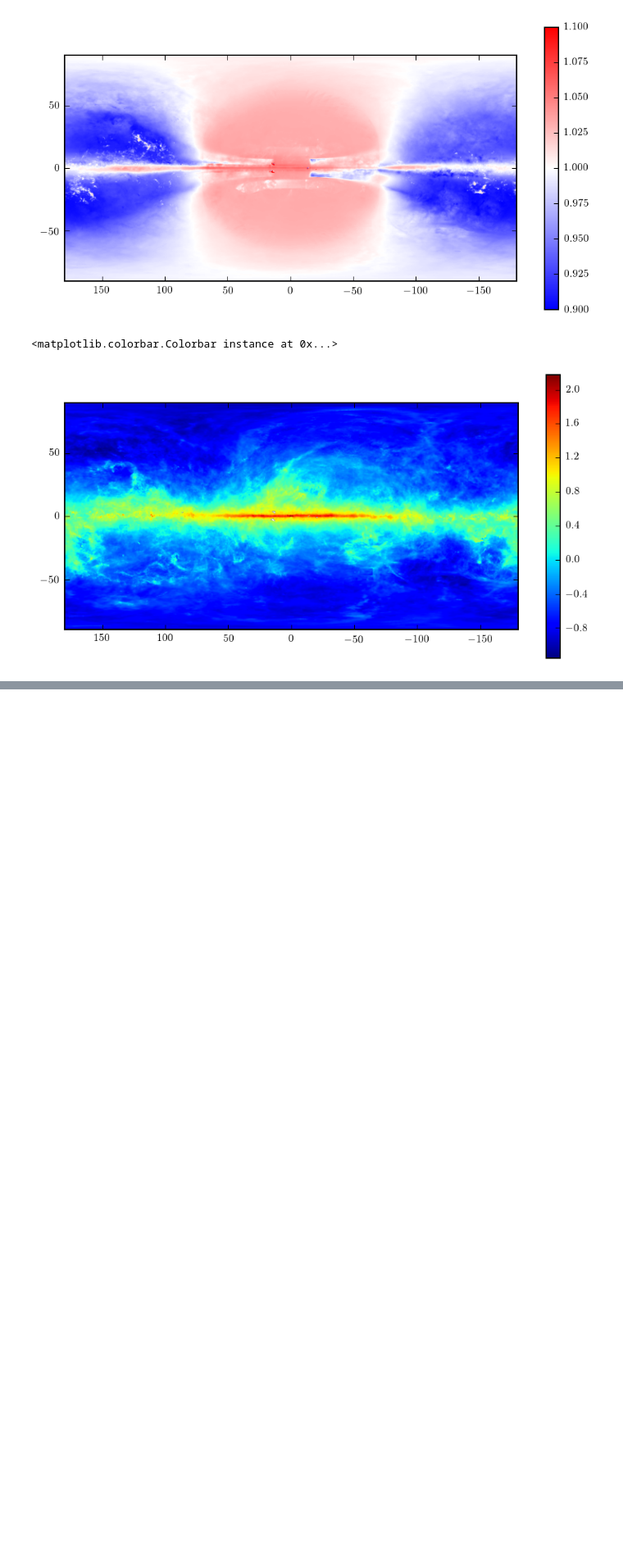
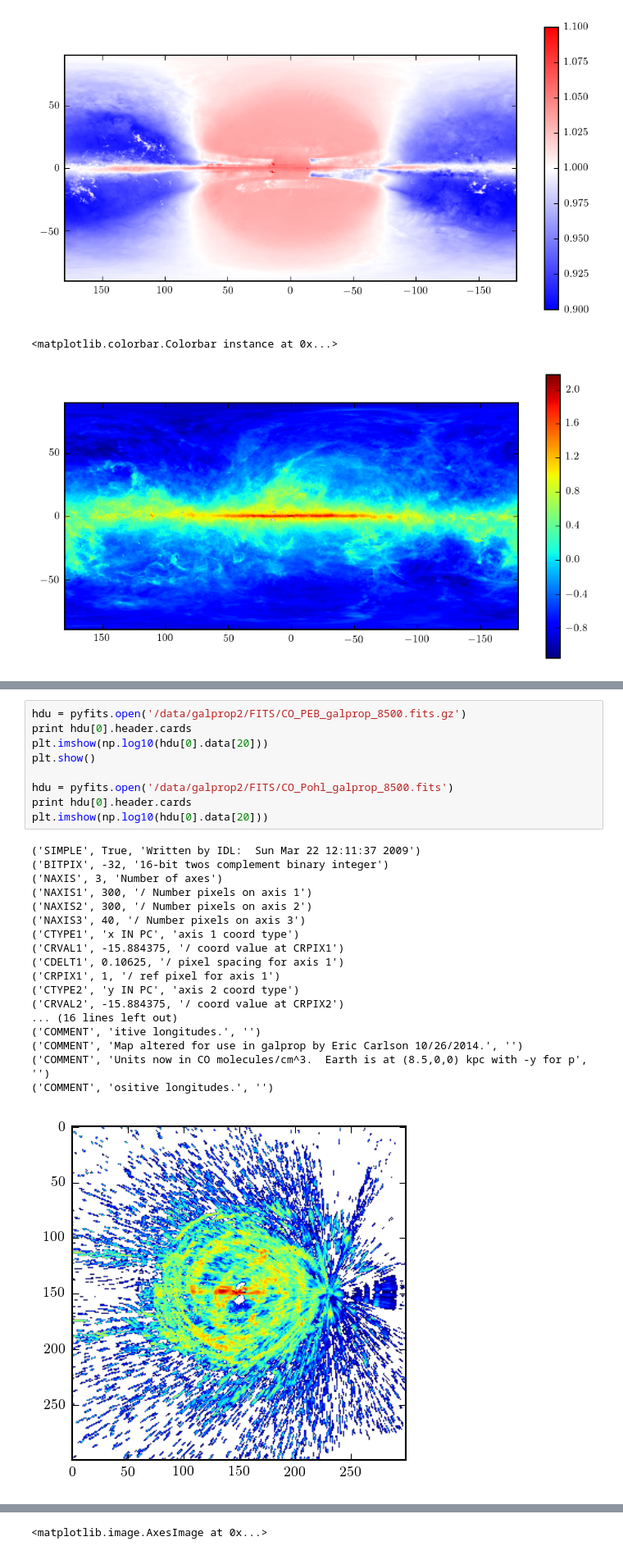
Before and after one commit to erccarls/GammaLike_dev, a Jupyter notebook: Healpix Compare .ipynb, the cells around one changed output, grey strips where cells are left out. Shown at 82% size. Saved outputs shown, nothing was run; the diff lists cells and outputs as text; blank space fills up the shorter version.

```diff
--- a/Healpix Compare .ipynb
+++ b/Healpix Compare .ipynb
@@ -134,0 +148,28 @@ pyfits.open('/data/galprop2/FITS/')
+# %%
+hdu = pyfits.open('/data/galprop2/FITS/CO_PEB_galprop_8500.fits.gz')
+print hdu[0].header.cards
+plt.imshow(np.log10(hdu[0].data[20]))
+plt.show()
+
+hdu = pyfits.open('/data/galprop2/FITS/CO_Pohl_galprop_8500.fits')
+print hdu[0].header.cards
+plt.imshow(np.log10(hdu[0].data[20]))
+# %% [output]
+('SIMPLE', True, 'Written by IDL:  Sun Mar 22 12:11:37 2009')
+('BITPIX', -32, '16-bit twos complement binary integer')
+('NAXIS', 3, 'Number of axes')
+('NAXIS1', 300, '/ Number pixels on axis 1')
+('NAXIS2', 300, '/ Number pixels on axis 2')
+('NAXIS3', 40, '/ Number pixels on axis 3')
+('CTYPE1', 'x IN PC', 'axis 1 coord type')
+('CRVAL1', -15.884375, '/ coord value at CRPIX1')
+('CDELT1', 0.10625, '/ pixel spacing for axis 1')
+('CRPIX1', 1, '/ ref pixel for axis 1')
+('CTYPE2', 'y IN PC', 'axis 2 coord type')
+('CRVAL2', -15.884375, '/ coord value at CRPIX2')
+... (16 lines left out)
+('COMMENT', 'itive longitudes.', '')
+('COMMENT', 'Map altered for use in galprop by Eric Carlson 10/26/2014.', '')
+('COMMENT', 'Units now in CO molecules/cm^3.  Earth is at (8.5,0,0) kpc with -y for p', '')
+('COMMENT', 'ositive longitudes.', '')
+[figure, added]
@@ -134,0 +196 @@ pyfits.open('/data/galprop2/FITS/')
+<matplotlib.image.AxesImage at 0x...>
```
Also changed, not shown: parts of 9 cells of this notebook, 18 other files.
